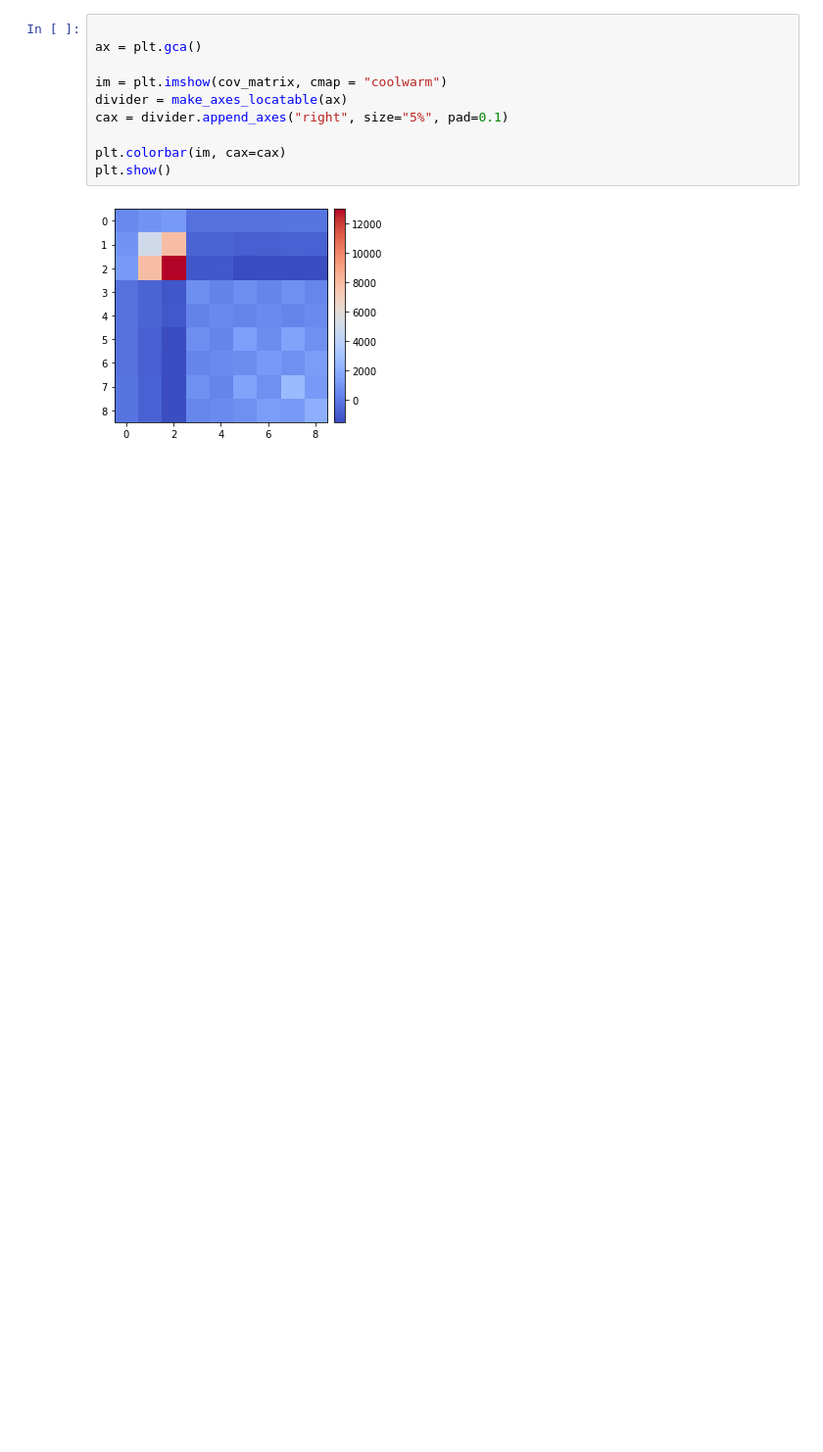
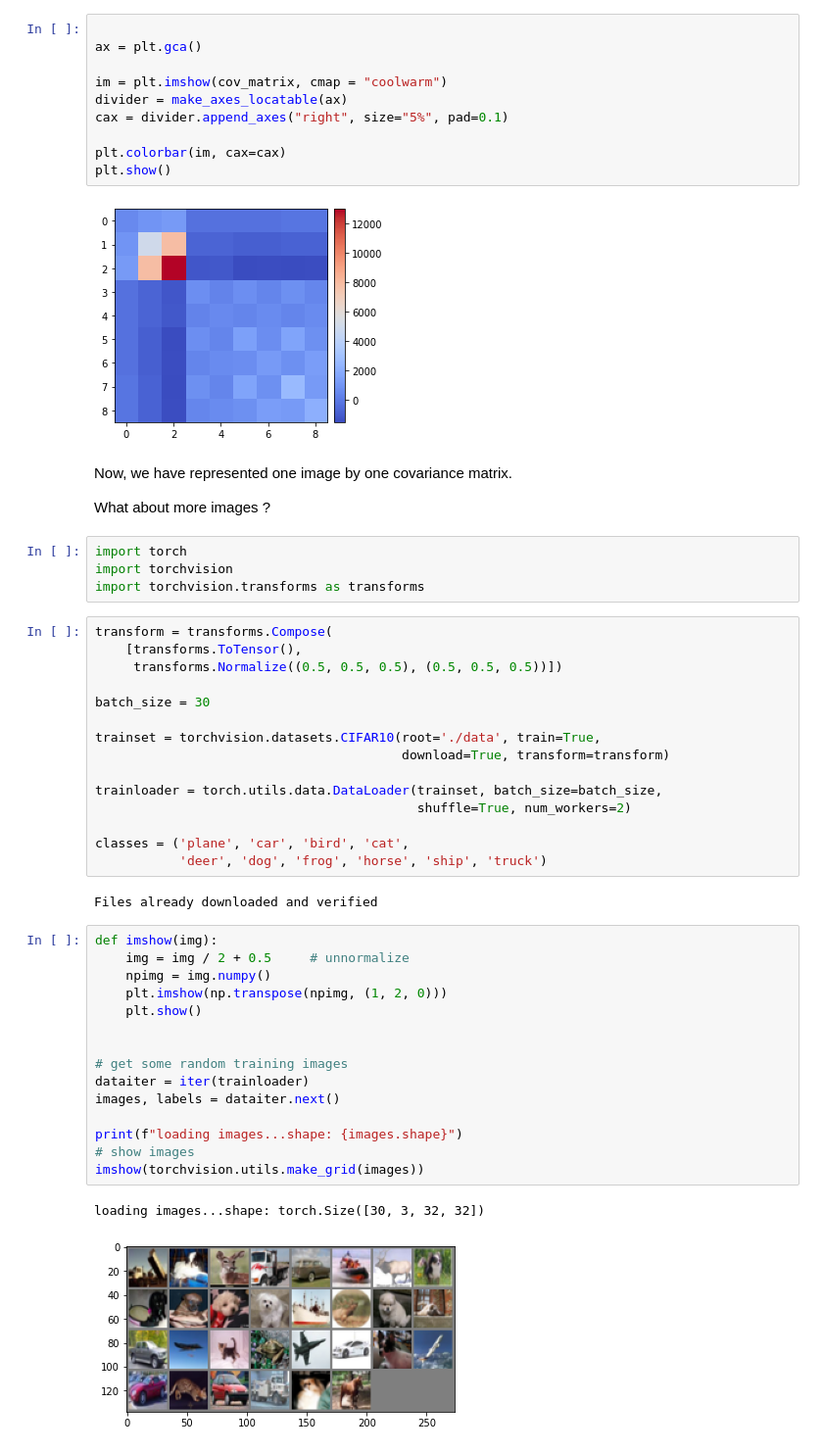
Before and after one commit to JuanOlmos/2022_SPDlearning_MiniCourse, a Jupyter notebook: 01_intro_SPDs.ipynb, the cells around one changed output. Shown: that part at 98% size. Cells and saved outputs as stored; diff of their text form; blank space fills up the shorter version.

```diff
--- a/01_intro_SPDs.ipynb
+++ b/01_intro_SPDs.ipynb
@@ -132,3 +125,46 @@ plt.colorbar(im, cax=cax)
 plt.show()
 # %% [output]
 [figure]
+# %% [markdown]
+Now, we have represented one image by one covariance matrix.
+
+What about more images ?
+# %%
+import torch
+import torchvision
+import torchvision.transforms as transforms
+# %%
+transform = transforms.Compose(
+    [transforms.ToTensor(),
+     transforms.Normalize((0.5, 0.5, 0.5), (0.5, 0.5, 0.5))])
+
+batch_size = 30
+
+trainset = torchvision.datasets.CIFAR10(root='./data', train=True,
+                                        download=True, transform=transform)
+
+trainloader = torch.utils.data.DataLoader(trainset, batch_size=batch_size,
+                                          shuffle=True, num_workers=2)
+
+classes = ('plane', 'car', 'bird', 'cat',
+           'deer', 'dog', 'frog', 'horse', 'ship', 'truck')
+# %% [output]
+Files already downloaded and verified
+# %%
+def imshow(img):
+    img = img / 2 + 0.5     # unnormalize
+    npimg = img.numpy()
+    plt.imshow(np.transpose(npimg, (1, 2, 0)))
+    plt.show()
+
+
+# get some random training images
+dataiter = iter(trainloader)
+images, labels = dataiter.next()
+
+print(f"loading images...shape: {images.shape}")
+# show images
+imshow(torchvision.utils.make_grid(images))
+# %% [output]
+loading images...shape: torch.Size([30, 3, 32, 32])
+[figure, added]
```
Also changed, not shown: parts of 9 cells of this notebook.
